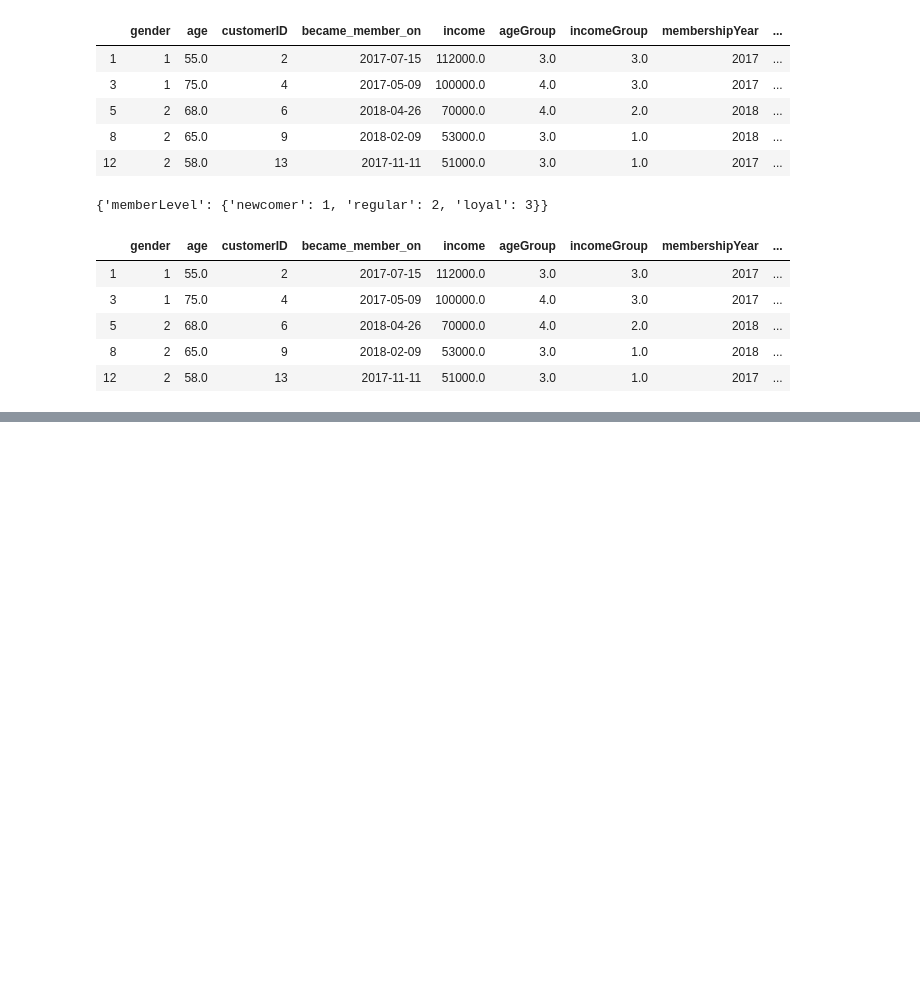
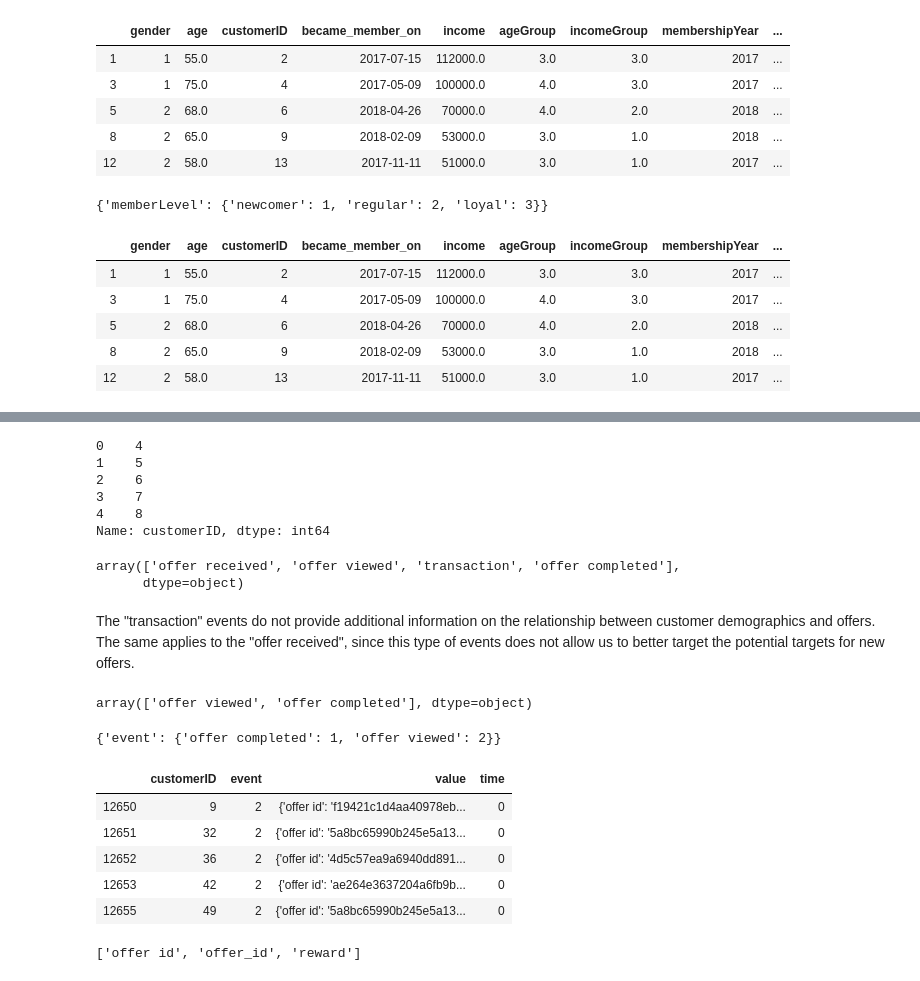
Before and after one commit to alserranor/StarbucksPromotion, a Jupyter notebook: Starbucks.ipynb, the cells around one changed output, grey strips where cells are left out. Saved outputs shown, nothing was run; the diff lists cells and outputs as text; code cells hidden in the pictures; blank space fills up the shorter version.

```diff
--- a/Starbucks.ipynb
+++ b/Starbucks.ipynb
@@ -602,0 +637,68 @@ dfProfile.head()
+# %%
+# Person preprocessing
+# First, the name is changed to customerID to align with other
+# datasets
+dfTranscript.rename(columns = {'person': 'customerID'}, inplace = True)
+# %%
+# Convert complicate customerID to easier ennumeration as done
+# with profile dataset
+dfTranscript.replace(enCustomerID, inplace = True)
+dfTranscript['customerID'].head()
+# %% [output]
+0    4
+1    5
+2    6
+3    7
+4    8
+Name: customerID, dtype: int64
+# %%
+# Event preprocessing
+# The different type of events possible are the following:
+dfTranscript['event'].unique()
+# %% [output]
+array(['offer received', 'offer viewed', 'transaction', 'offer completed'],
+      dtype=object)
+# %% [markdown]
+The "transaction" events do not provide additional information on the relationship between customer demographics and offers. The same applies to the "offer received", since this type of events does not allow us to better target the potential targets for new offers.
+# %%
+# Then, for the time being these data points will be removed from the dataset
+dfTranscript = dfTranscript[dfTranscript['event'] != 'transaction']
+dfTranscript = dfTranscript[dfTranscript['event'] != 'offer received']
+
+dfTranscript['event'].unique()
+# %% [output]
+array(['offer viewed', 'offer completed'], dtype=object)
+# %%
+# Convert events into numerical values
+eventList = dfTranscript['event'].astype('category').cat.categories.tolist()
+
+eventNum = {'event': {k: v for k, v in zip(eventList,
+                                list(range(1, len(eventList) + 1)))}}
+print(eventNum)
+# %% [output]
+{'event': {'offer completed': 1, 'offer viewed': 2}}
+# %%
+# Replace in dfTranscript
+dfTranscript.replace(eventNum, inplace = True)
+dfTranscript.head()
+# %% [output]
+|  | customerID | event | value | time |
+| 12650 | 9 | 2 | {'offer id': 'f19421c1d4aa40978eb... | 0 |
+| 12651 | 32 | 2 | {'offer id': '5a8bc65990b245e5a13... | 0 |
+| 12652 | 36 | 2 | {'offer id': '4d5c57ea9a6940dd891... | 0 |
+| 12653 | 42 | 2 | {'offer id': 'ae264e3637204a6fb9b... | 0 |
+| 12655 | 49 | 2 | {'offer id': '5a8bc65990b245e5a13... | 0 |
+# %%
+# Value preprocessing
+# First, extraction of keys in value dictionary
+valKeys = []
+for ix, val in dfTranscript.iterrows():
+    for k in val['value']:
+        if k in valKeys:
+            continue
+        else:
+            valKeys.append(k)
+
+print(valKeys)
+# %% [output]
+['offer id', 'offer_id', 'reward']
```
Also changed, not shown: parts of 6 cells of this notebook.
